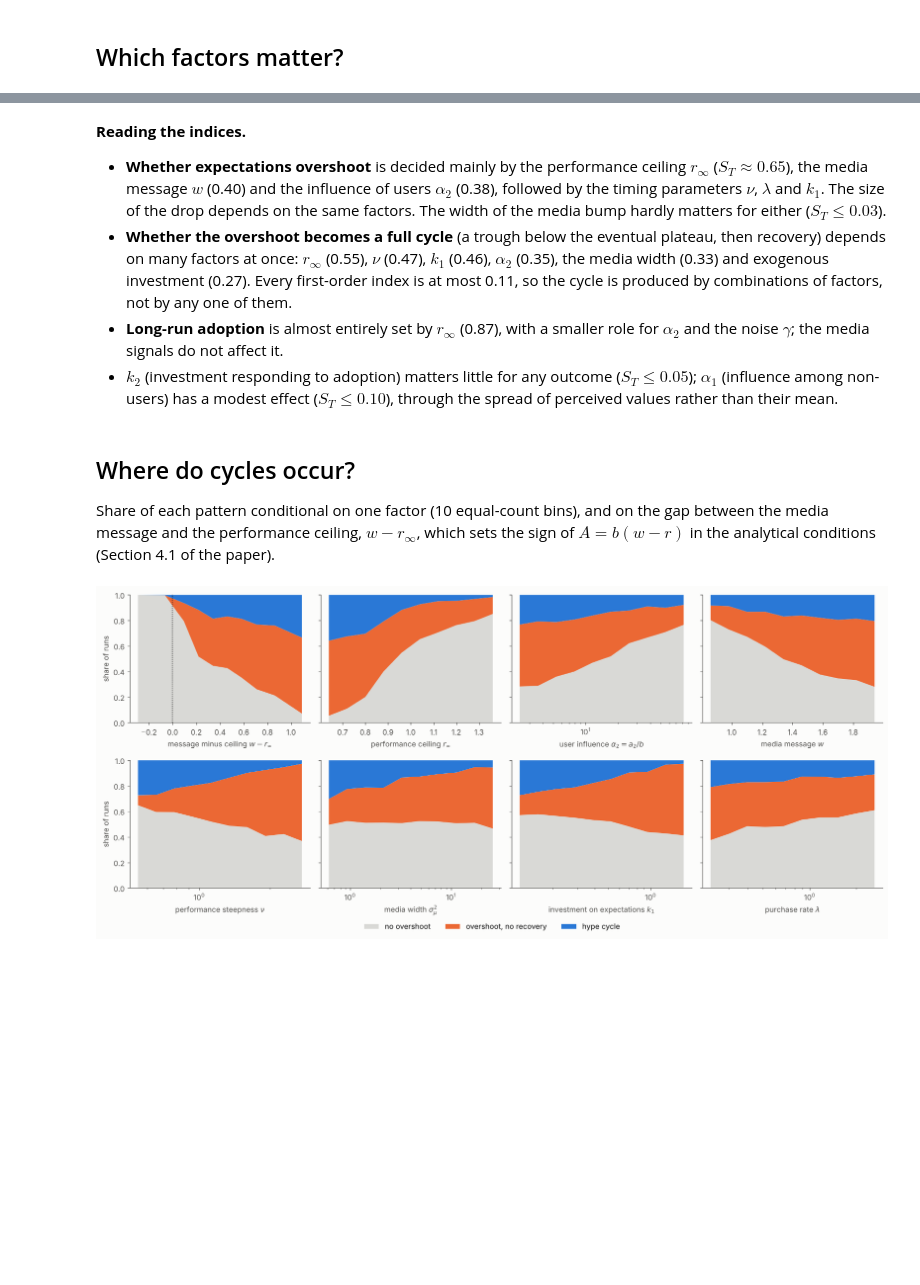
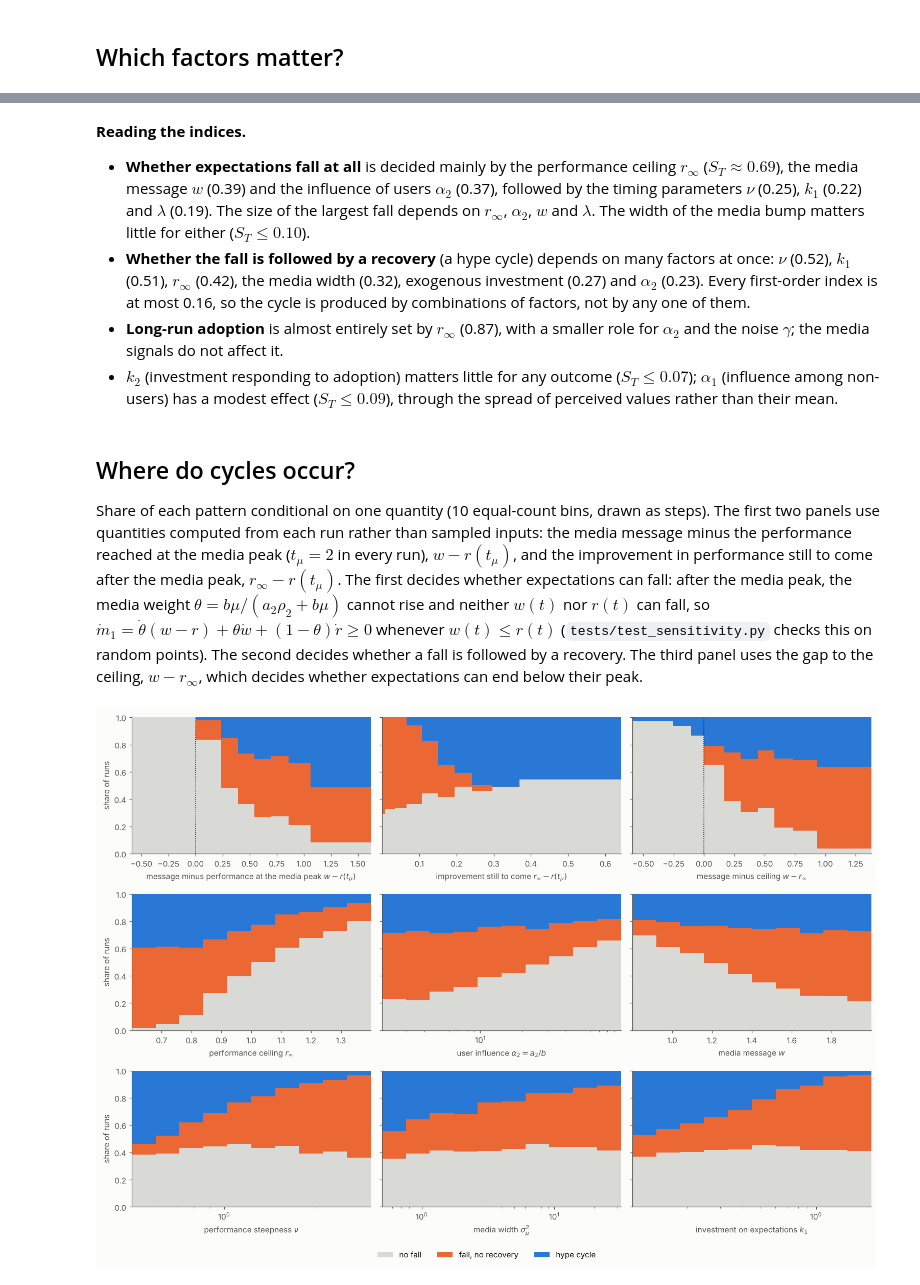
Before and after one commit to giacomomasali/kinetic-hype, a Jupyter notebook: notebooks/05_sensitivity.ipynb, the cells around one changed output, grey strips where cells are left out. Saved outputs shown, nothing was run; the diff lists cells and outputs as text; code cells hidden in the pictures; blank space fills up the shorter version.

Commit message:
Count falls from local peaks; dips surpassed later are hype cycles; three-panel global sensitivity figure

```diff
--- a/notebooks/05_sensitivity.ipynb
+++ b/notebooks/05_sensitivity.ipynb
@@ -61,6 +70,8 @@ Using the two independent blocks of the design (4096 points drawn uniformly over
 # %%
 base = runs[runs.block.isin(["A", "B"])].copy()
 base["gap"] = base.w0 - base.r_inf
+base["gap_peak"] = base.w0 - base.r_media_peak     # message minus performance at the media peak
+base["to_come"] = base.r_inf - base.r_media_peak    # improvement still to come after the media peak
 share = base.pattern.map(sa.PATTERNS).value_counts(normalize=True).reindex(list(sa.PATTERNS.values()))
 print(share.round(3).to_string())
 print(f"\nfailed runs: {runs.pattern.isna().sum()} of {len(runs)}")
@@ -74,8 +85,8 @@ failed runs: 0 of 26624
 # %% [markdown]
 ## Which factors matter?
 # %%
-outs = [("any_overshoot", "Overshoot (with or without recovery)"), ("hype_cycle", "Hype cycle"),
-        ("drop", "Drop of expectations, peak to trough"), ("rho_T", r"Adoption $\rho_2(30)$")]
+outs = [("any_fall", "Fall of expectations (with or without recovery)"), ("hype_cycle", "Hype cycle"),
+        ("max_fall", "Largest fall of expectations"), ("rho_T", r"Adoption $\rho_2(30)$")]
 fig, axes = plt.subplots(1, 4, figsize=(15, 4.2), sharey=True)
 order = [f.name for f in sa.FACTORS]
 y = np.arange(len(order))
@@ -108,44 +119,65 @@ idx.pivot(index="factor", columns="outcome", values="ST").loc[order].round(2)
 # %% [markdown]
 **Reading the indices.**
 
-* **Whether expectations overshoot** is decided mainly by the performance ceiling $r_\infty$ ($S_T\approx0.65$),
-  the media message $w$ (0.40) and the influence of users $\alpha_2$ (0.38), followed by the timing parameters
-  $\nu$, $\lambda$ and $k_1$. The size of the drop depends on the same factors. The width of the media bump hardly
-  matters for either ($S_T\le0.03$).
-* **Whether the overshoot becomes a full cycle** (a trough below the eventual plateau, then recovery) depends
-  on many factors at once: $r_\infty$ (0.55), $\nu$ (0.47), $k_1$ (0.46), $\alpha_2$ (0.35), the media width
-  (0.33) and exogenous investment (0.27). Every first-order index is at most 0.11, so the cycle is produced by
-  combinations of factors, not by any one of them.
+* **Whether expectations fall at all** is decided mainly by the performance ceiling $r_\infty$ ($S_T\approx0.69$),
+  the media message $w$ (0.39) and the influence of users $\alpha_2$ (0.37), followed by the timing parameters
+  $\nu$ (0.25), $k_1$ (0.22) and $\lambda$ (0.19). The size of the largest fall depends on $r_\infty$, $\alpha_2$,
+  $w$ and $\lambda$. The width of the media bump matters little for either ($S_T\le0.10$).
+* **Whether the fall is followed by a recovery** (a hype cycle) depends on many factors at once: $\nu$ (0.52),
+  $k_1$ (0.51), $r_\infty$ (0.42), the media width (0.32), exogenous investment (0.27) and $\alpha_2$ (0.23).
+  Every first-order index is at most 0.16, so the cycle is produced by combinations of factors, not by any
+  one of them.
 * **Long-run adoption** is almost entirely set by $r_\infty$ (0.87), with a smaller role for $\alpha_2$ and the
   noise $\gamma$; the media signals do not affect it.
-* $k_2$ (investment responding to adoption) matters little for any outcome ($S_T\le0.05$); $\alpha_1$ (influence
-  among non-users) has a modest effect ($S_T\le0.10$), through the spread of perceived values rather than their mean.
+* $k_2$ (investment responding to adoption) matters little for any outcome ($S_T\le0.07$); $\alpha_1$ (influence
+  among non-users) has a modest effect ($S_T\le0.09$), through the spread of perceived values rather than their mean.
 # %% [markdown]
 ## Where do cycles occur?
 
-Share of each pattern conditional on one factor (10 equal-count bins), and on the gap between the media
-message and the performance ceiling, $w-r_\infty$, which sets the sign of $A=b(w-r)$ in the analytical
-conditions (Section 4.1 of the paper).
+Share of each pattern conditional on one quantity (10 equal-count bins, drawn as steps). The first two panels
+use quantities computed from each run rather than sampled inputs: the media message minus the performance
+reached at the media peak ($t_\mu=2$ in every run), $w-r(t_\mu)$, and the improvement in performance still to
+come after the media peak, $r_\infty-r(t_\mu)$. The first decides whether expectations can fall: after the media
+peak, the media weight $\theta=b\mu/(a_2\rho_2+b\mu)$ cannot rise and neither $w(t)$ nor $r(t)$ can fall, so
+$\dot m_1=\dot\theta(w-r)+\theta\dot w+(1-\theta)\dot r\ge0$ whenever $w(t)\le r(t)$
+(`tests/test_sensitivity.py` checks this on random points). The second decides whether a fall is followed by a
+recovery. The third panel uses the gap to the ceiling, $w-r_\infty$, which decides whether expectations can end
+below their peak.
 # %%
 COL = {0: "#d9d9d6", 1: "#eb6834", 2: "#2a78d6"}
-panels = ["gap", "r_inf", "alpha2", "w0", "nu", "media_width2", "k1", "lam"]
-lab = {**LABEL, "gap": r"message minus ceiling $w-r_\infty$"}
-fig, axes = plt.subplots(2, 4, figsize=(15, 6.4), sharey=True)
+ORDER = [0, 1, 2]
+panels = ["gap_peak", "to_come", "gap", "r_inf", "alpha2", "w0", "nu", "media_width2", "k1"]
+lab = {**LABEL, "gap": r"message minus ceiling $w-r_\infty$",
+       "gap_peak": r"message minus performance at the media peak $w-r(t_\mu)$",
+       "to_come": r"improvement still to come $r_\infty-r(t_\mu)$"}
+fig, axes = plt.subplots(3, 3, figsize=(14, 9.6), sharey=True)
 for ax, name in zip(axes.flat, panels):
-    q = pd.qcut(base[name], 10, duplicates="drop")
-    tab = pd.crosstab(q, base.pattern, normalize="index").reindex(columns=[0, 1, 2], fill_value=0)
-    mid = base.groupby(q, observed=True)[name].median().to_numpy()
-    ax.stackplot(mid, tab[0], tab[1], tab[2], colors=[COL[0], COL[1], COL[2]],
-                 labels=list(sa.PATTERNS.values()))
+    x = base[name]
+    if name in ("gap", "gap_peak"):   # bin edge at 0, so no bin mixes the two sides
+        edges = np.unique(np.r_[np.quantile(x[x <= 0], [0, 1/3, 2/3]), 0.0,
+                                np.quantile(x[x > 0], np.linspace(0, 1, 8))[1:]])
+    else:
+        edges = np.unique(np.quantile(x, np.linspace(0, 1, 11)))
+    edges[0], edges[-1] = x.min(), x.max()
+    q = pd.cut(x, edges, include_lowest=True)
+    tab = pd.crosstab(q, base.pattern, normalize="index").reindex(columns=ORDER, fill_value=0)
+    bottom = np.zeros(len(tab))
+    for k in ORDER:            # stacked steps: each bin's shares drawn over its own range only
+        top = bottom + tab[k].to_numpy()
+        ax.fill_between(edges, np.r_[bottom, bottom[-1]], np.r_[top, top[-1]], step="post",
+                        color=COL[k], label=sa.PATTERNS[k], lw=0)
+        bottom = top
+    ax.set_xlim(edges[0], edges[-1])
     if name in ("media_width2", "k1", "alpha2", "lam", "nu"):
         ax.set_xscale("log"); ax.xaxis.set_minor_formatter(NullFormatter())
-    if name == "gap":
+    if name in ("gap", "gap_peak"):
         ax.axvline(0, color=INK, lw=1, ls=":")
     ax.set_xlabel(lab[name]); ax.set_ylim(0, 1); ax.grid(False)
-axes[0, 0].set_ylabel("share of runs"); axes[1, 0].set_ylabel("share of runs")
+for a in axes[:, 0]:
+    a.set_ylabel("share of runs")
 h, l = axes[0, 0].get_legend_handles_labels()
 fig.legend(h, l, loc="lower center", ncol=3, frameon=False, bbox_to_anchor=(0.5, -0.04))
 fig.tight_layout()
 # %% [output]
-[figure, old version]
+[figure, new version]
 # %%
```
Also changed, not shown: parts of 9 cells of this notebook, 14 other files.
